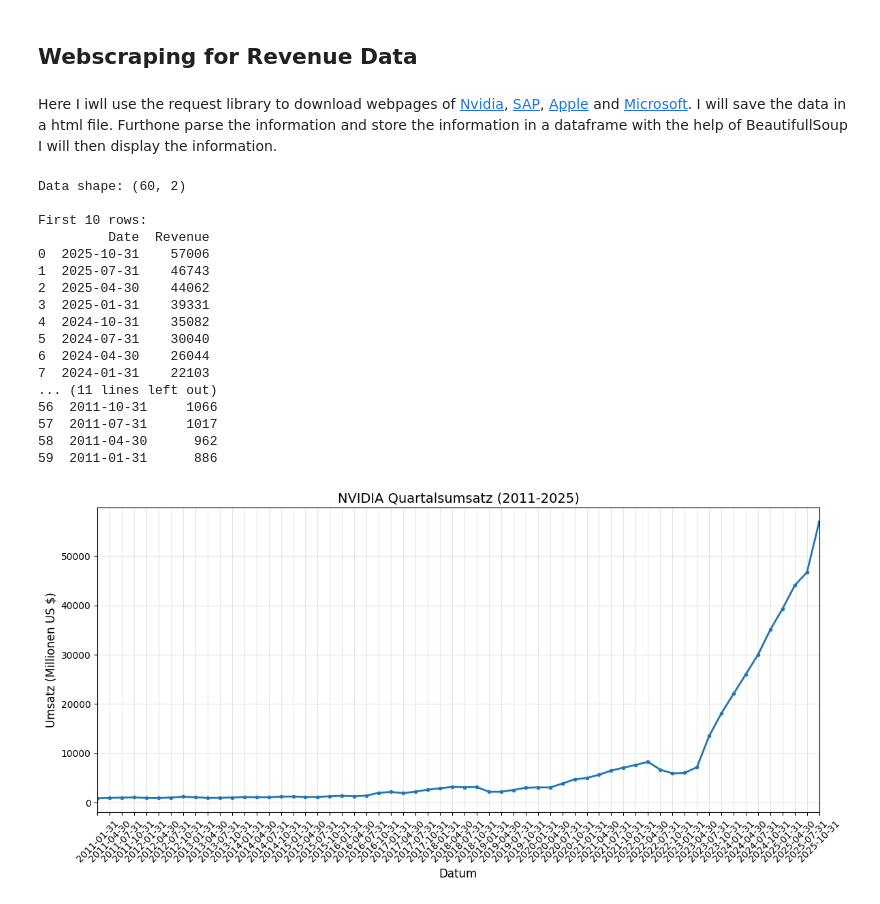
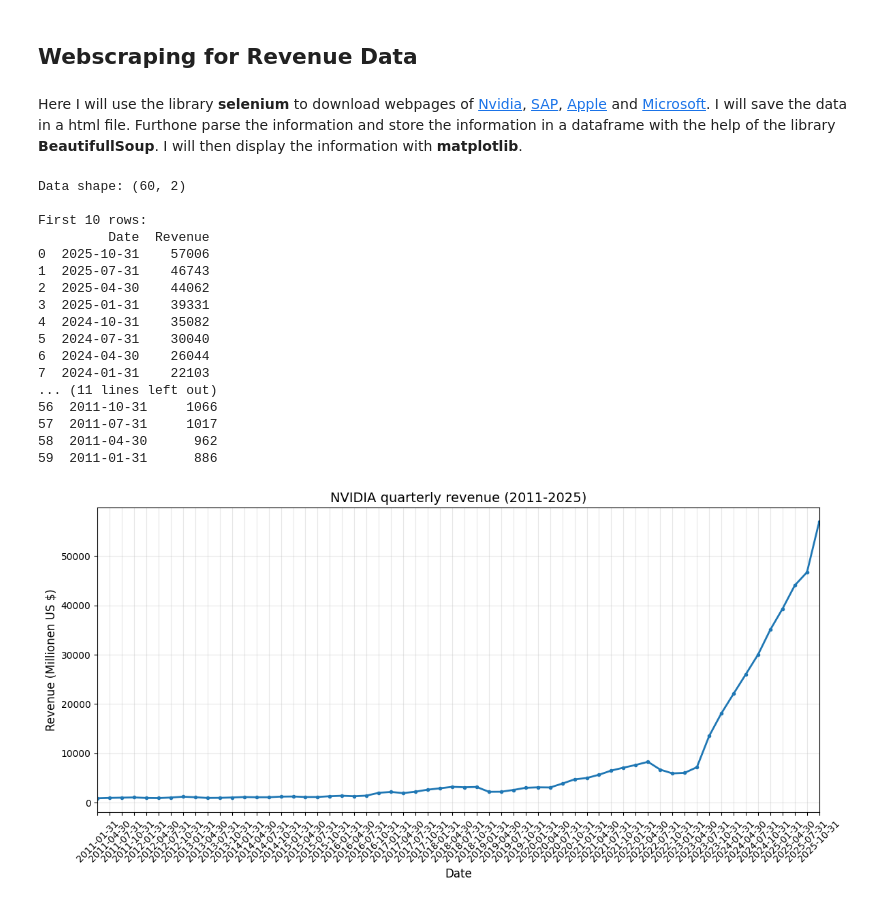
Before and after one commit to timleiler/Stock-market-analysis, a Jupyter notebook: Stock_market_analysis_code.ipynb, the cells around one changed output. Drawn from its saved outputs; the diff is of its cells as text; code cells hidden in the pictures.

Commit message:
Update Nvidia Code

```diff
--- a/Stock_market_analysis_code.ipynb
+++ b/Stock_market_analysis_code.ipynb
@@ -61,7 +61,7 @@ def make_graph(stock_data, revenue_data, stock):
 # %% [markdown]
 ## Webscraping for Revenue Data
 # %% [markdown]
-Here I iwll use the request library to download webpages of [Nvidia](https://www.macrotrends.net/stocks/charts/NVDA/nvidia/revenue), [SAP](https://www.macrotrends.net/stocks/charts/SAP/sap-se/revenue), [Apple](https://www.macrotrends.net/stocks/charts/AAPL/apple/revenue) and [Microsoft](https://www.macrotrends.net/stocks/charts/MSFT/microsoft/revenue). I will save the data in a html file. Furthone parse the information and store the information in a dataframe with the help of BeautifullSoup I will then display the information.
+Here I will use the library **selenium** to download webpages of [Nvidia](https://www.macrotrends.net/stocks/charts/NVDA/nvidia/revenue), [SAP](https://www.macrotrends.net/stocks/charts/SAP/sap-se/revenue), [Apple](https://www.macrotrends.net/stocks/charts/AAPL/apple/revenue) and [Microsoft](https://www.macrotrends.net/stocks/charts/MSFT/microsoft/revenue). I will save the data in a html file. Furthone parse the information and store the information in a dataframe with the help of the library **BeautifullSoup**. I will then display the information with **matplotlib**.
 # %%
 
 # Setup Chrome options
@@ -110,34 +110,34 @@ try:
 
     # Plot
     plt.figure(figsize=(12, 6))
     plt.plot(nvidia_revenue["Date"], nvidia_revenue["Revenue"], marker='o', markersize=3, linewidth=2)
-    plt.xlabel("Datum", fontsize=12)
-    plt.ylabel("Umsatz (Millionen US $)", fontsize=12)
-    plt.title("NVIDIA Quartalsumsatz (2011-2025)", fontsize=14)
+    plt.xlabel("Date", fontsize=12)
+    plt.ylabel("Revenue (Millionen US $)", fontsize=12)
+    plt.title("NVIDIA quarterly revenue (2011-2025)", fontsize=14)
     plt.xticks(rotation=45)
     plt.grid(True, alpha=0.3)
     plt.xlim(nvidia_revenue['Date'].min(), nvidia_revenue['Date'].max())  # Set x-axis limits
     plt.tight_layout()
     plt.show()
 
 finally:
     driver.quit()
 # %% [output]
 Data shape: (60, 2)
 
 First 10 rows:
          Date  Revenue
 0  2025-10-31    57006
 1  2025-07-31    46743
 2  2025-04-30    44062
 3  2025-01-31    39331
 4  2024-10-31    35082
 5  2024-07-31    30040
 6  2024-04-30    26044
 7  2024-01-31    22103
 ... (11 lines left out)
 56  2011-10-31     1066
 57  2011-07-31     1017
 58  2011-04-30      962
 59  2011-01-31      886
-[figure, old version]
+[figure, new version]
```
